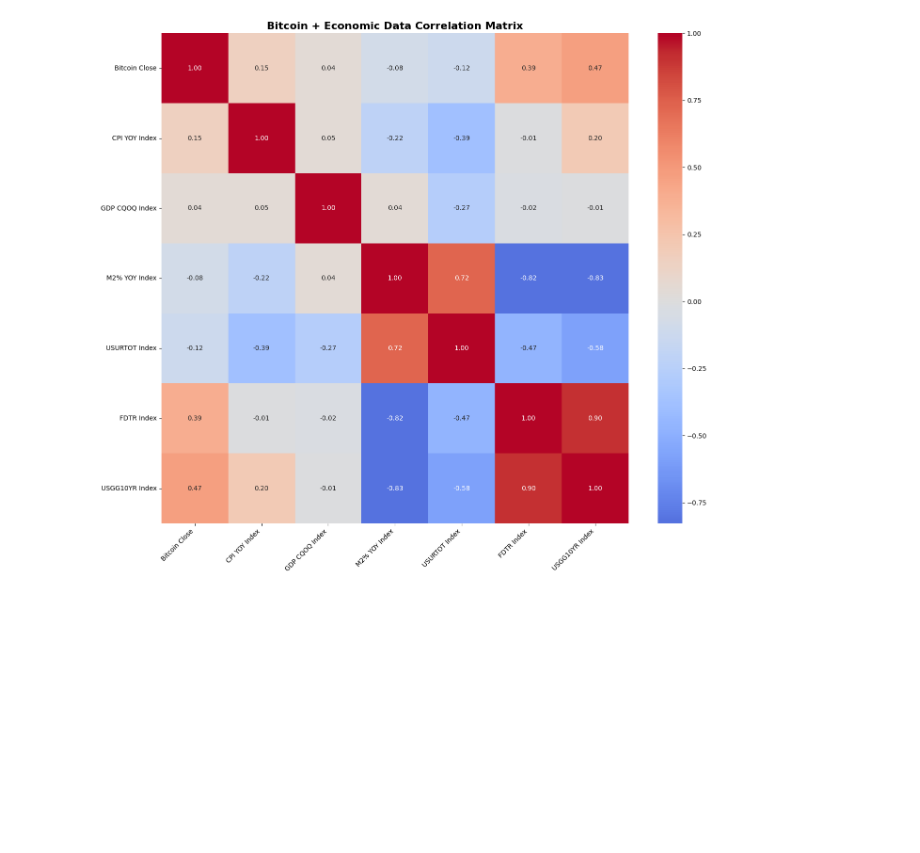
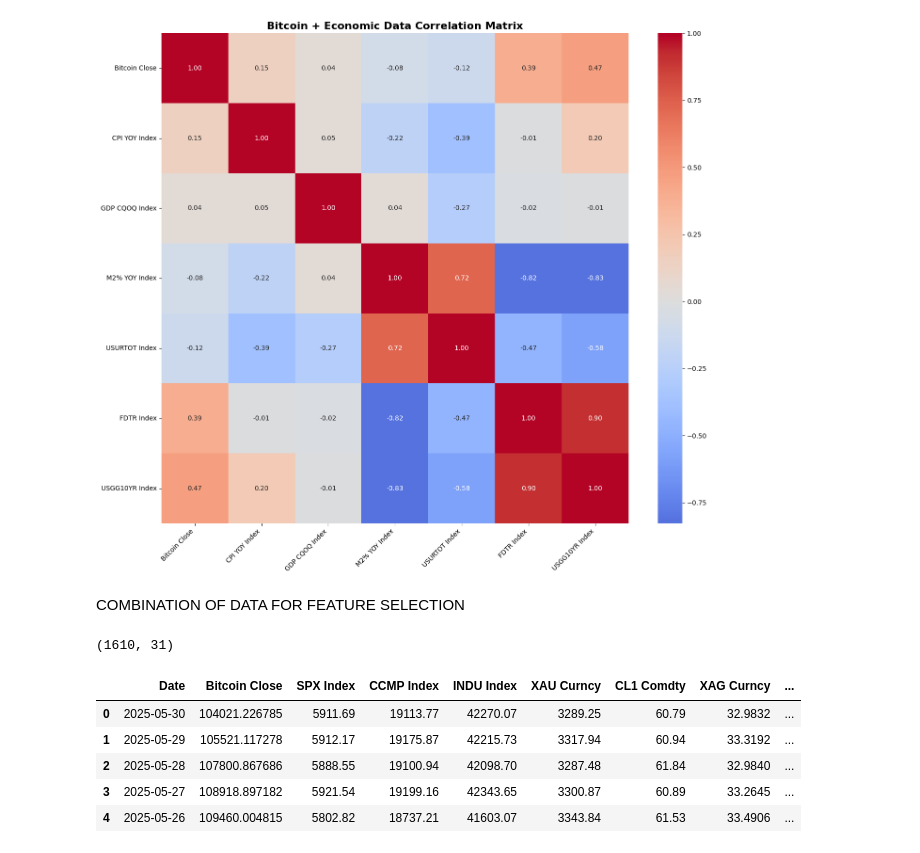
Before and after one commit to sbendre06/Supervised-Learning-BTC-Price-Direction, a Jupyter notebook: Pricing Models/feature-engineering.ipynb, the cells around one changed output. Saved outputs shown, nothing was run; the diff lists cells and outputs as text; code cells hidden in the pictures; blank space fills up the shorter version.

```diff
--- a/Pricing Models/feature-engineering.ipynb
+++ b/Pricing Models/feature-engineering.ipynb
@@ -214,3 +216,27 @@ plt.tight_layout()
 plt.show()
 # %% [output]
 [figure]
+# %% [markdown]
+COMBINATION OF DATA FOR FEATURE SELECTION
+# %%
+df = bitcoin_market_df.copy()
+
+onchain_features = [col for col in bitcoin_onchain_df.columns if col not in ['Date', 'Close', 'Bitcoin Close']]
+onchain_for_merge = bitcoin_onchain_df[['Date'] + onchain_features]
+df = pd.merge(df, onchain_for_merge, on='Date', how='inner')
+
+economic_features = [col for col in bitcoin_economic_df.columns if col not in ['Date', 'Close', 'Bitcoin Close']]
+economic_for_merge = bitcoin_economic_df[['Date'] + economic_features]
+df = pd.merge(df, economic_for_merge, on='Date', how='inner')
+
+df = df.dropna()
+print(df.shape)
+df.head()
+# %% [output]
+(1610, 31)
+|  | Date | Bitcoin Close | SPX Index | CCMP Index | INDU Index | XAU Curncy | CL1 Comdty | XAG Curncy | ... |
+| 0 | 2025-05-30 | 104021.226785 | 5911.69 | 19113.77 | 42270.07 | 3289.25 | 60.79 | 32.9832 | ... |
+| 1 | 2025-05-29 | 105521.117278 | 5912.17 | 19175.87 | 42215.73 | 3317.94 | 60.94 | 33.3192 | ... |
+| 2 | 2025-05-28 | 107800.867686 | 5888.55 | 19100.94 | 42098.70 | 3287.48 | 61.84 | 32.9840 | ... |
+| 3 | 2025-05-27 | 108918.897182 | 5921.54 | 19199.16 | 42343.65 | 3300.87 | 60.89 | 33.2645 | ... |
+| 4 | 2025-05-26 | 109460.004815 | 5802.82 | 18737.21 | 41603.07 | 3343.84 | 61.53 | 33.4906 | ... |
```
Also changed, not shown: parts of 8 cells of this notebook.
